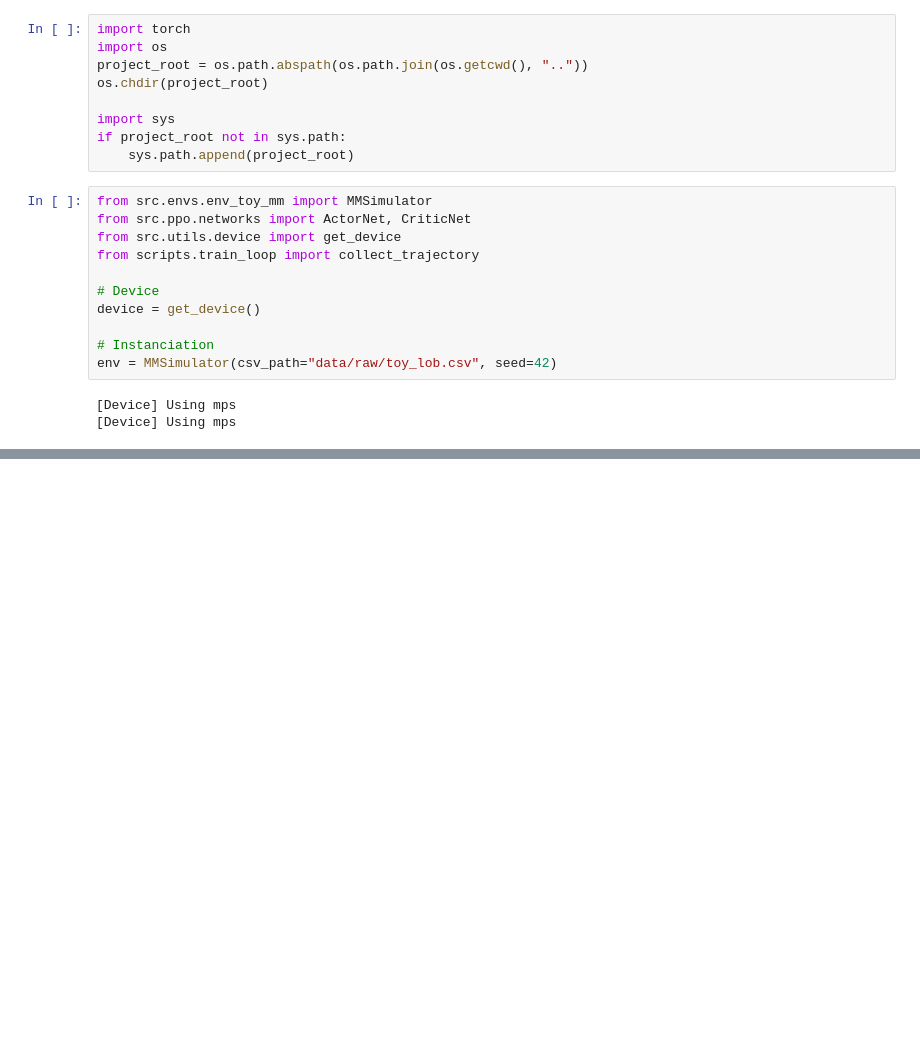
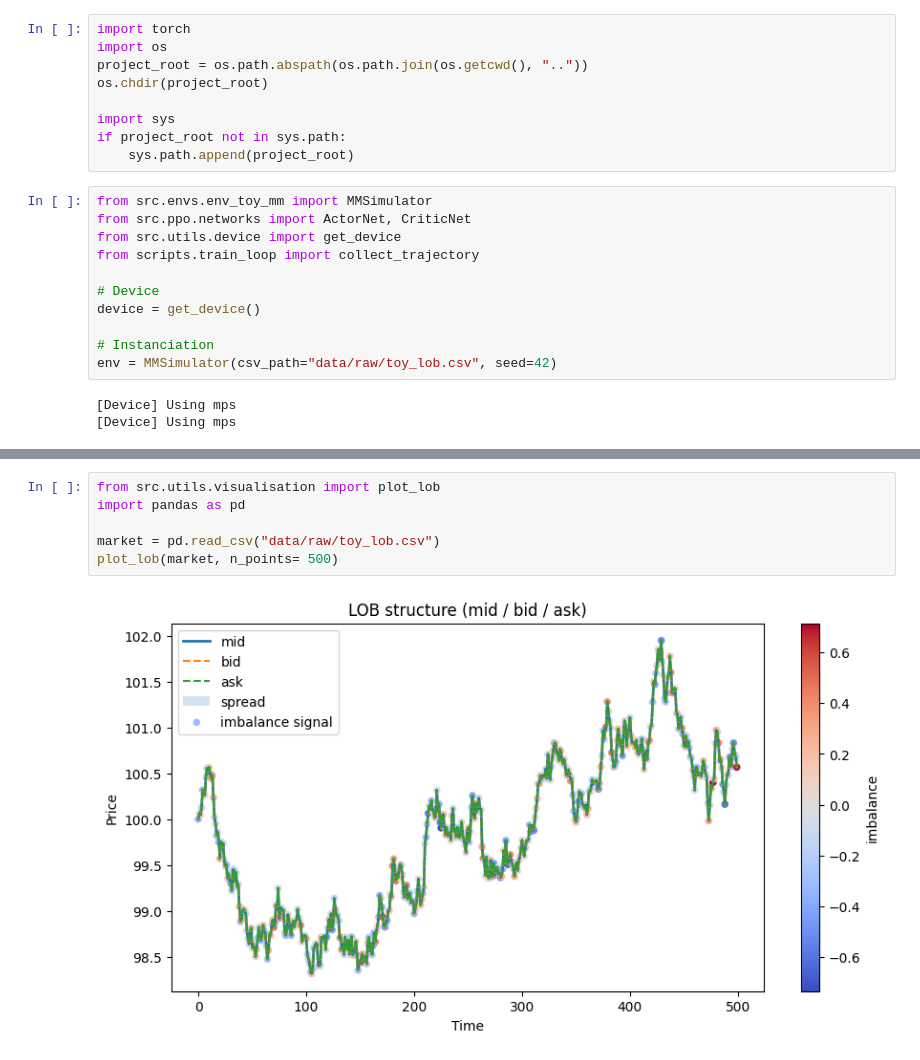
Before and after one commit to francois2004/mm-rl, a Jupyter notebook: notebooks/tests_basiques.ipynb, the cells around one changed output, grey strips where cells are left out. Saved outputs shown, nothing was run; the diff lists cells and outputs as text; blank space fills up the shorter version.

```diff
--- a/notebooks/tests_basiques.ipynb
+++ b/notebooks/tests_basiques.ipynb
@@ -189,0 +483,8 @@ action range : 0.000198332971194759  , 0.049924809485673904
+# %%
+from src.utils.visualisation import plot_lob
+import pandas as pd
+
+market = pd.read_csv("data/raw/toy_lob.csv")
+plot_lob(market, n_points= 500)
+# %% [output]
+[figure, added]
```
Also changed, not shown: parts of 13 cells of this notebook, 5 other files.
